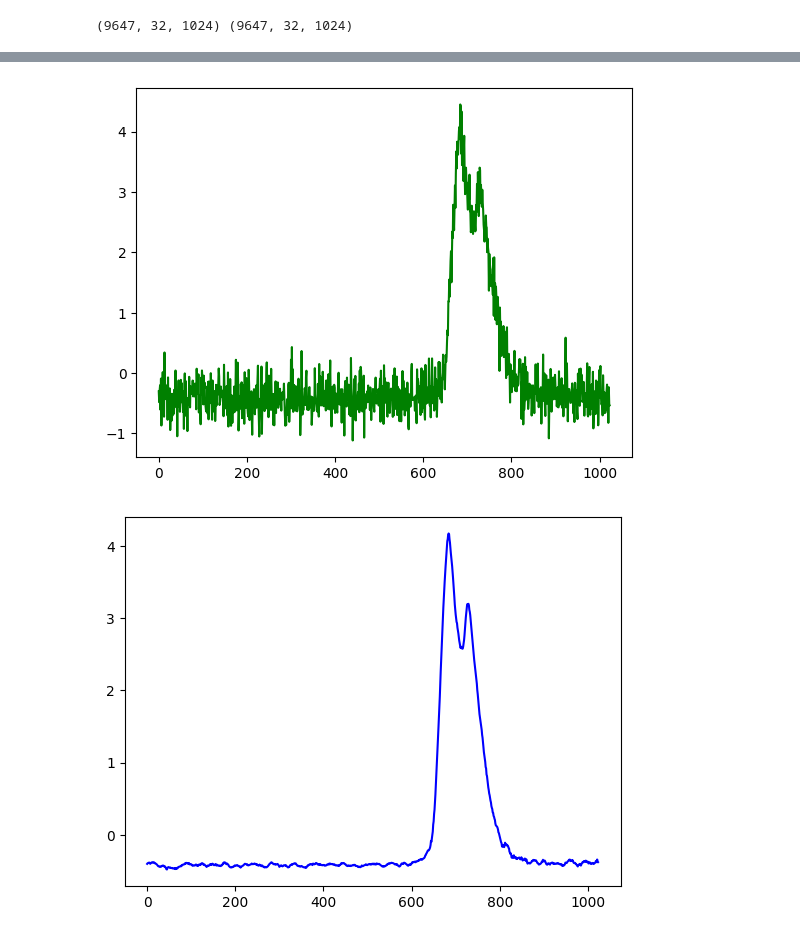
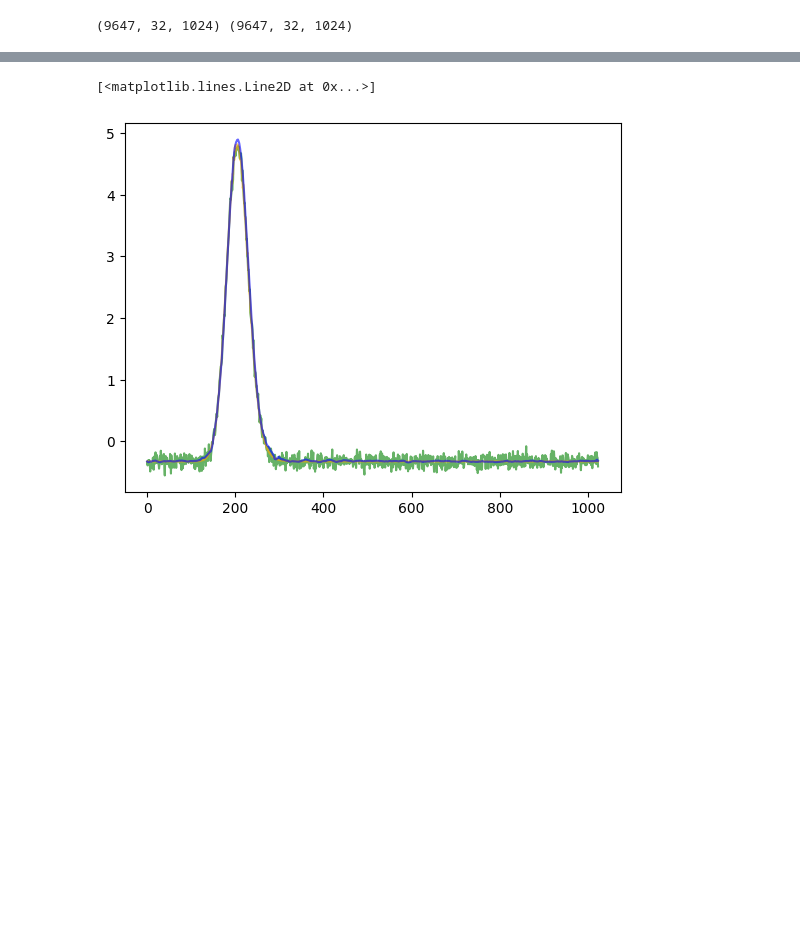
Before and after one commit to mbhadriraju/Pulsar_Project, a Jupyter notebook: ml.ipynb, the cells around one changed output, grey strips where cells are left out. Saved outputs shown, nothing was run; the diff lists cells and outputs as text; code cells hidden in the pictures; blank space fills up the shorter version.

```diff
--- a/ml.ipynb
+++ b/ml.ipynb
@@ -103,17 +103,15 @@ Epoch 48, Loss: 0.0006935516737039476
 Epoch 49, Loss: 0.0006887947483393565
 Epoch 50, Loss: 0.0006834167029485849
 # %%
+torch.save(model.state_dict(), 'wideband_denoise.pth')
 test_index = rd.randint(0, len(X_test) - 1)
 
 example = model(torch.tensor(X_test[test_index:test_index + 1], dtype=torch.float32).to(device)).detach().cpu().numpy()
 
 
-plt.plot(X_test[test_index, 16, :].cpu(), label='Input', color='green')
-plt.show()
-plt.plot(example[0, 16, :], label='Predicted', color='blue')
-plt.show()
-plt.plot(Y_test[test_index, 16, :].cpu(), label='True', color='orange')
-plt.show()
+plt.plot(X_test[test_index, 16, :].cpu(), label='Input', color='green', alpha=0.6)
+plt.plot(Y_test[test_index, 16, :].cpu(), label='True', color='orange', alpha=0.6)
+plt.plot(example[0, 16, :], label='Predicted', color='blue', alpha=0.6)
 # %% [output]
+[<matplotlib.lines.Line2D at 0x...>]
-[figure, old version]
+[figure, new version]
-[figure, removed]
```
Also changed, not shown: parts of 1 cell of this notebook, 1 other file.
